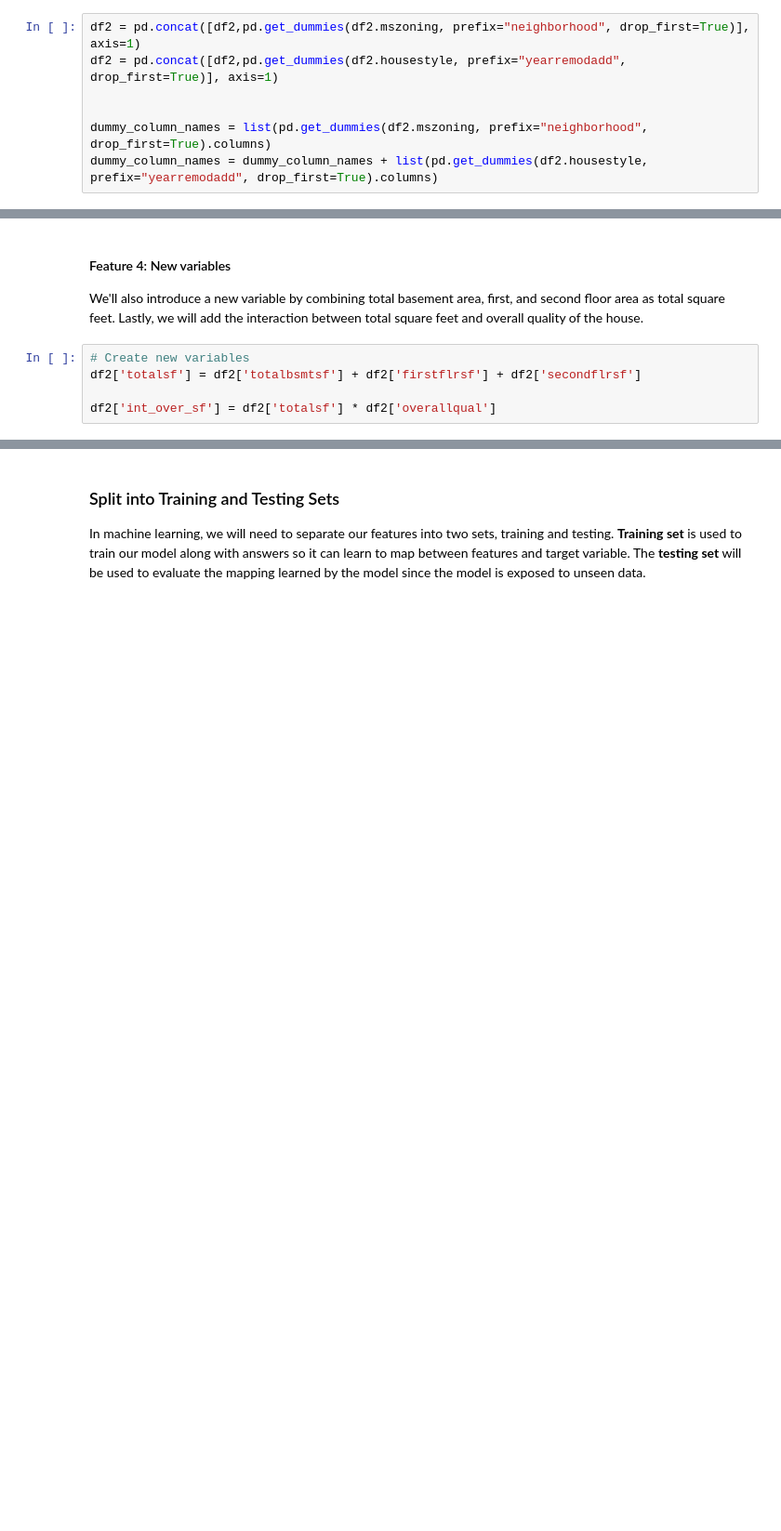
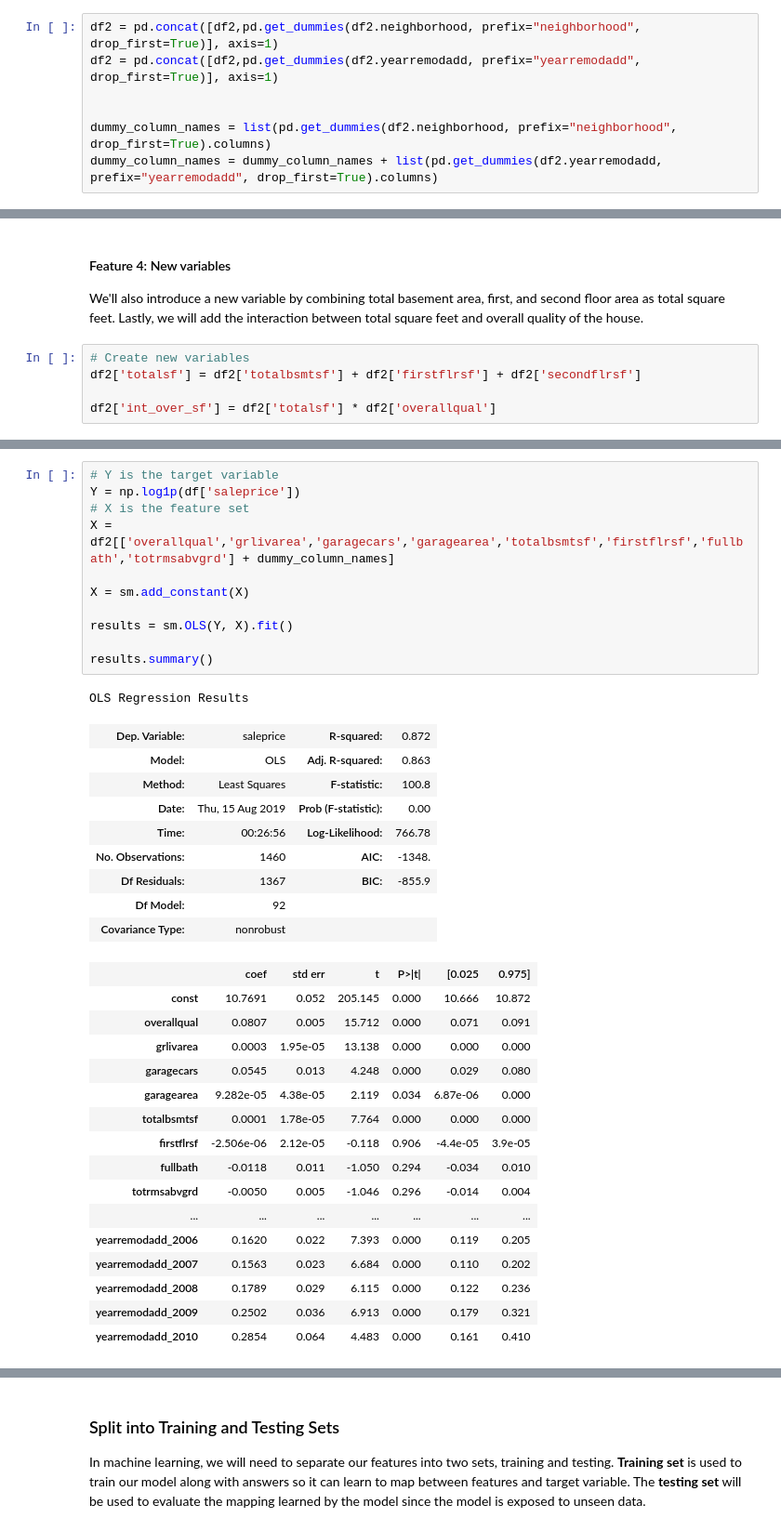
Before and after one commit to tsaw8/Thinkful_Project, a Jupyter notebook: Module 19: Supervised learning: solving regression problems/8. Challenge House prices model .ipynb, the cells around one changed output, grey strips where cells are left out. Shown at 93% size. Drawn from its saved outputs; the diff is of its cells as text; blank space fills up the shorter version.

```diff
--- a/Module 19: Supervised learning: solving regression problems/8. Challenge House prices model .ipynb
+++ b/Module 19: Supervised learning: solving regression problems/8. Challenge House prices model .ipynb
@@ -687,12 +683,12 @@ The variables look relatively independent to each other. We can look at these va
 #### Feature 2: Dummy Variables
 We will be introducing the following categorical variables to the model: neighborhood and year remodel added.
 # %%
-df2 = pd.concat([df2,pd.get_dummies(df2.mszoning, prefix="neighborhood", drop_first=True)], axis=1)
-df2 = pd.concat([df2,pd.get_dummies(df2.housestyle, prefix="yearremodadd", drop_first=True)], axis=1)
+df2 = pd.concat([df2,pd.get_dummies(df2.neighborhood, prefix="neighborhood", drop_first=True)], axis=1)
+df2 = pd.concat([df2,pd.get_dummies(df2.yearremodadd, prefix="yearremodadd", drop_first=True)], axis=1)
 
 
-dummy_column_names = list(pd.get_dummies(df2.mszoning, prefix="neighborhood", drop_first=True).columns)
-dummy_column_names = dummy_column_names + list(pd.get_dummies(df2.housestyle, prefix="yearremodadd", drop_first=True).columns)
+dummy_column_names = list(pd.get_dummies(df2.neighborhood, prefix="neighborhood", drop_first=True).columns)
+dummy_column_names = dummy_column_names + list(pd.get_dummies(df2.yearremodadd, prefix="yearremodadd", drop_first=True).columns)
 # %% [markdown]
 #### Feature 3: Log transformation
 
@@ -708,0 +709,38 @@ df2['int_over_sf'] = df2['totalsf'] * df2['overallqual']
+# %%
+# Y is the target variable
+Y = np.log1p(df['saleprice'])
+# X is the feature set
+X = df2[['overallqual','grlivarea','garagecars','garagearea','totalbsmtsf','firstflrsf','fullbath','totrmsabvgrd'] + dummy_column_names]
+
+X = sm.add_constant(X)
+
+results = sm.OLS(Y, X).fit()
+
+results.summary()
+# %% [output]
+OLS Regression Results
+| Dep. Variable: | saleprice | R-squared: | 0.872 |
+| Model: | OLS | Adj. R-squared: | 0.863 |
+| Method: | Least Squares | F-statistic: | 100.8 |
+| Date: | Thu, 15 Aug 2019 | Prob (F-statistic): | 0.00 |
+| Time: | 00:26:56 | Log-Likelihood: | 766.78 |
+| No. Observations: | 1460 | AIC: | -1348. |
+| Df Residuals: | 1367 | BIC: | -855.9 |
+| Df Model: | 92 |  |  |
+| Covariance Type: | nonrobust |  |  |
+|  | coef | std err | t | P>|t| | [0.025 | 0.975] |
+| const | 10.7691 | 0.052 | 205.145 | 0.000 | 10.666 | 10.872 |
+| overallqual | 0.0807 | 0.005 | 15.712 | 0.000 | 0.071 | 0.091 |
+| grlivarea | 0.0003 | 1.95e-05 | 13.138 | 0.000 | 0.000 | 0.000 |
+| garagecars | 0.0545 | 0.013 | 4.248 | 0.000 | 0.029 | 0.080 |
+| garagearea | 9.282e-05 | 4.38e-05 | 2.119 | 0.034 | 6.87e-06 | 0.000 |
+| totalbsmtsf | 0.0001 | 1.78e-05 | 7.764 | 0.000 | 0.000 | 0.000 |
+| firstflrsf | -2.506e-06 | 2.12e-05 | -0.118 | 0.906 | -4.4e-05 | 3.9e-05 |
+| fullbath | -0.0118 | 0.011 | -1.050 | 0.294 | -0.034 | 0.010 |
+| totrmsabvgrd | -0.0050 | 0.005 | -1.046 | 0.296 | -0.014 | 0.004 |
+| ... | ... | ... | ... | ... | ... | ... |
+| yearremodadd_2006 | 0.1620 | 0.022 | 7.393 | 0.000 | 0.119 | 0.205 |
+| yearremodadd_2007 | 0.1563 | 0.023 | 6.684 | 0.000 | 0.110 | 0.202 |
+| yearremodadd_2008 | 0.1789 | 0.029 | 6.115 | 0.000 | 0.122 | 0.236 |
+| yearremodadd_2009 | 0.2502 | 0.036 | 6.913 | 0.000 | 0.179 | 0.321 |
+| yearremodadd_2010 | 0.2854 | 0.064 | 4.483 | 0.000 | 0.161 | 0.410 |
```
Also changed, not shown: parts of 42 cells of this notebook.
